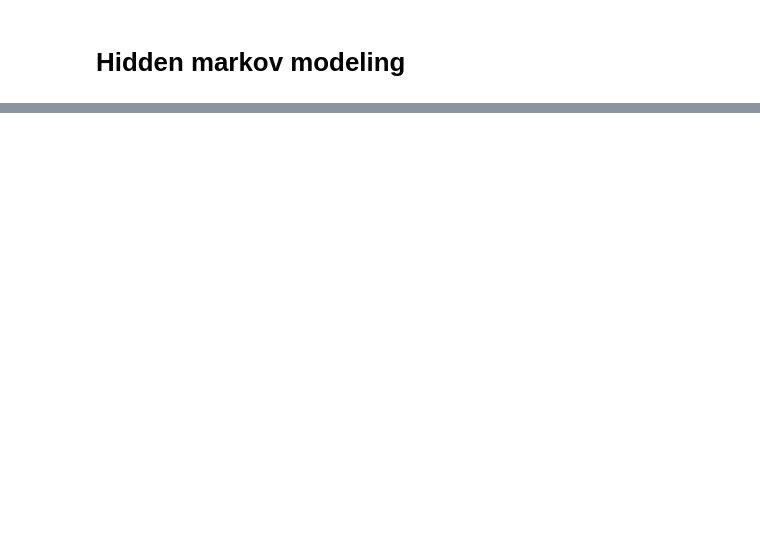
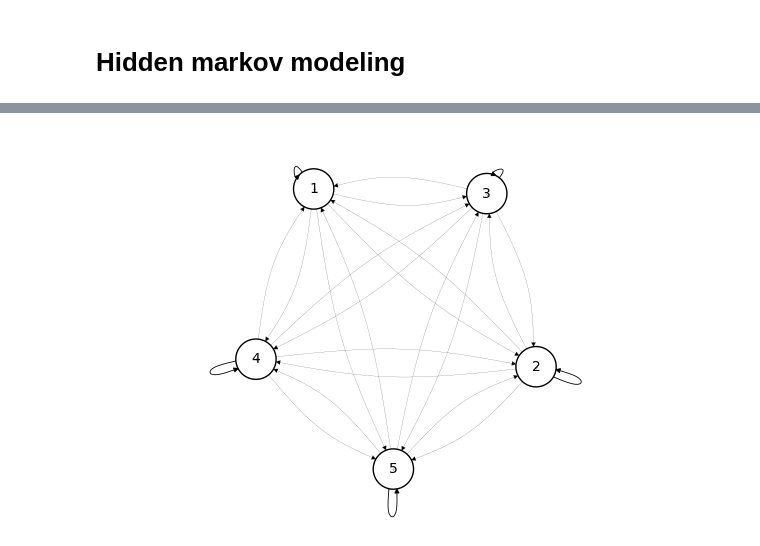
Before and after one commit to matsunagalab/MDToolbox.jl, a Jupyter notebook: notebook/msm_hmm.ipynb, the cells around one changed output, grey strips where cells are left out. Cells and saved outputs as stored; diff of their text form; code cells hidden in the pictures; blank space fills up the shorter version.

```diff
--- a/notebook/msm_hmm.ipynb
+++ b/notebook/msm_hmm.ipynb
@@ -60,0 +64,9 @@ T0 = [
+# %%
+# initial transition probabilities
+T0 = [
+0.2 0.2 0.2 0.2 0.2;
+0.2 0.2 0.2 0.2 0.2;
+0.2 0.2 0.2 0.2 0.2;
+0.2 0.2 0.2 0.2 0.2;
+0.2 0.2 0.2 0.2 0.2
+]
@@ -81,0 +140,14 @@ T1
+# %%
+graphplot(T0,
+          markersize = 0.2,
+          node_weights = pi_i,
+          markercolor = :white,
+          names = 1:size(T, 1),
+          fontsize = 10,
+          linecolor = :darkgrey,
+          nodeshape = :circle,
+          edgewidth = T,
+          arrow = true
+          )
+# %% [output]
+[figure, added]
```
Also changed, not shown: parts of 18 cells of this notebook, 2 other files.
